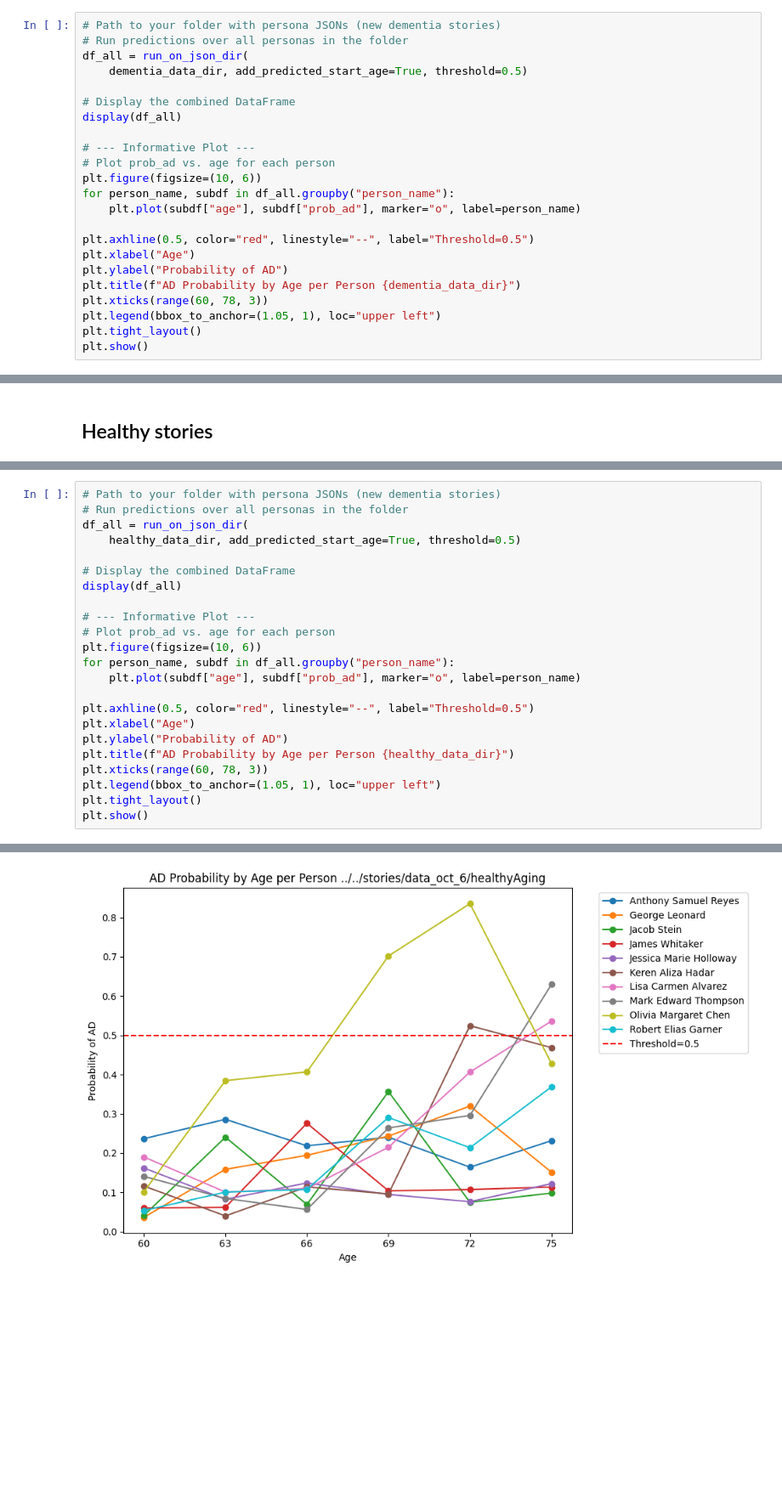
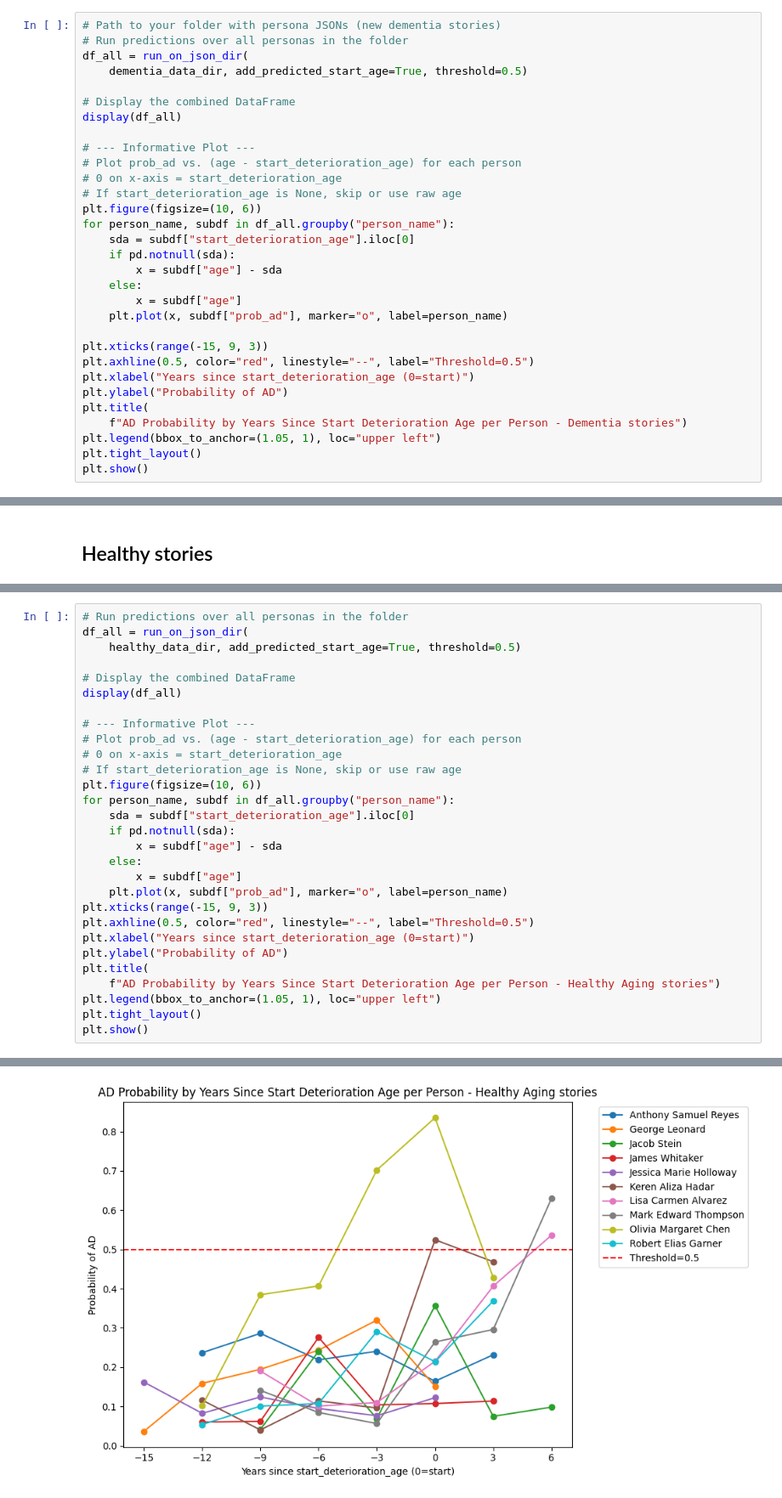
Before and after one commit to NetanelShalev/AD_LongitudinalDataGenerator, a Jupyter notebook: scripts/detection_model/AD detection.ipynb, the cells around one changed output, grey strips where cells are left out. Shown at 85% size. Saved outputs shown, nothing was run; the diff lists cells and outputs as text; blank space fills up the shorter version.

```diff
--- a/scripts/detection_model/AD detection.ipynb
+++ b/scripts/detection_model/AD detection.ipynb
@@ -214,16 +214,24 @@ df_all = run_on_json_dir(
 display(df_all)
 
 # --- Informative Plot ---
-# Plot prob_ad vs. age for each person
+# Plot prob_ad vs. (age - start_deterioration_age) for each person
+# 0 on x-axis = start_deterioration_age
+# If start_deterioration_age is None, skip or use raw age
 plt.figure(figsize=(10, 6))
 for person_name, subdf in df_all.groupby("person_name"):
-    plt.plot(subdf["age"], subdf["prob_ad"], marker="o", label=person_name)
+    sda = subdf["start_deterioration_age"].iloc[0]
+    if pd.notnull(sda):
+        x = subdf["age"] - sda
+    else:
+        x = subdf["age"]
+    plt.plot(x, subdf["prob_ad"], marker="o", label=person_name)
 
+plt.xticks(range(-15, 9, 3))
 plt.axhline(0.5, color="red", linestyle="--", label="Threshold=0.5")
-plt.xlabel("Age")
+plt.xlabel("Years since start_deterioration_age (0=start)")
 plt.ylabel("Probability of AD")
-plt.title(f"AD Probability by Age per Person {dementia_data_dir}")
-plt.xticks(range(60, 78, 3))
+plt.title(
+    f"AD Probability by Years Since Start Deterioration Age per Person - Dementia stories")
 plt.legend(bbox_to_anchor=(1.05, 1), loc="upper left")
 plt.tight_layout()
 plt.show()
@@ -265,44 +273,50 @@ df_one
 | 4 | Anthony Samuel Reyes | 72 | 72 | I remember a musician. He had one... | 0.835764 | 0.164236 | 0 | 0.835764 | ... |
 | 5 | Anthony Samuel Reyes | 72 | 75 | Sometimes I think about a man... ... | 0.768408 | 0.231592 | 0 | 0.768408 | ... |
 # %%
-# Path to your folder with persona JSONs (new dementia stories)
 # Run predictions over all personas in the folder
 df_all = run_on_json_dir(
     healthy_data_dir, add_predicted_start_age=True, threshold=0.5)
 
 # Display the combined DataFrame
 display(df_all)
 
 # --- Informative Plot ---
-# Plot prob_ad vs. age for each person
+# Plot prob_ad vs. (age - start_deterioration_age) for each person
+# 0 on x-axis = start_deterioration_age
+# If start_deterioration_age is None, skip or use raw age
 plt.figure(figsize=(10, 6))
 for person_name, subdf in df_all.groupby("person_name"):
-    plt.plot(subdf["age"], subdf["prob_ad"], marker="o", label=person_name)
-
+    sda = subdf["start_deterioration_age"].iloc[0]
+    if pd.notnull(sda):
+        x = subdf["age"] - sda
+    else:
+        x = subdf["age"]
+    plt.plot(x, subdf["prob_ad"], marker="o", label=person_name)
+plt.xticks(range(-15, 9, 3))
 plt.axhline(0.5, color="red", linestyle="--", label="Threshold=0.5")
-plt.xlabel("Age")
+plt.xlabel("Years since start_deterioration_age (0=start)")
 plt.ylabel("Probability of AD")
-plt.title(f"AD Probability by Age per Person {healthy_data_dir}")
-plt.xticks(range(60, 78, 3))
+plt.title(
+    f"AD Probability by Years Since Start Deterioration Age per Person - Healthy Aging stories")
 plt.legend(bbox_to_anchor=(1.05, 1), loc="upper left")
 plt.tight_layout()
 plt.show()
 # %% [output]
 |  | person_name | start_deterioration_age | age | story | prob_control | prob_ad | pred_label | confidence | ... |
 | 0 | Anthony Samuel Reyes | 72 | 60 | I remember this one fare, must’ve... | 0.763150 | 0.236850 | 0 | 0.763150 | ... |
 | 1 | Anthony Samuel Reyes | 72 | 63 | You know, it’s funny the things t... | 0.713941 | 0.286059 | 0 | 0.713941 | ... |
 | 2 | Anthony Samuel Reyes | 72 | 66 | I was driving this guy once, way ... | 0.781388 | 0.218612 | 0 | 0.781388 | ... |
 | 3 | Anthony Samuel Reyes | 72 | 69 | There was this one time... early ... | 0.759482 | 0.240518 | 0 | 0.759482 | ... |
 | 4 | Anthony Samuel Reyes | 72 | 72 | I remember a musician. He had one... | 0.835764 | 0.164236 | 0 | 0.835764 | ... |
 | 5 | Anthony Samuel Reyes | 72 | 75 | Sometimes I think about a man... ... | 0.768408 | 0.231592 | 0 | 0.768408 | ... |
 | 6 | George Leonard | 75 | 60 | I remember a late knock at the cl... | 0.963536 | 0.036464 | 0 | 0.963536 | ... |
 | 7 | George Leonard | 75 | 63 | It’s funny what sticks with you. ... | 0.841264 | 0.158736 | 0 | 0.841264 | ... |
 | 8 | George Leonard | 75 | 66 | I was thinking about a case the o... | 0.805515 | 0.194485 | 0 | 0.805515 | ... |
 | 9 | George Leonard | 75 | 69 | There was this golden retriever..... | 0.756665 | 0.243335 | 0 | 0.756665 | ... |
 | ... | ... | ... | ... | ... | ... | ... | ... | ... | ... |
 | 55 | Robert Elias Garner | 72 | 63 | There was a dry year... I remembe... | 0.899298 | 0.100702 | 0 | 0.899298 | ... |
 | 56 | Robert Elias Garner | 72 | 66 | I was thinking about a walk I too... | 0.892476 | 0.107524 | 0 | 0.892476 | ... |
 | 57 | Robert Elias Garner | 72 | 69 | There was a drought... a bad one.... | 0.709260 | 0.290740 | 0 | 0.709260 | ... |
 | 58 | Robert Elias Garner | 72 | 72 | I remember a walk... with my daug... | 0.786246 | 0.213754 | 0 | 0.786246 | ... |
 | 59 | Robert Elias Garner | 72 | 75 | My daughter and I... we were in t... | 0.631301 | 0.368699 | 0 | 0.631301 | ... |
-[figure, old version]
+[figure, new version]
```
Also changed, not shown: parts of 1 cell of this notebook, 6 other files.
